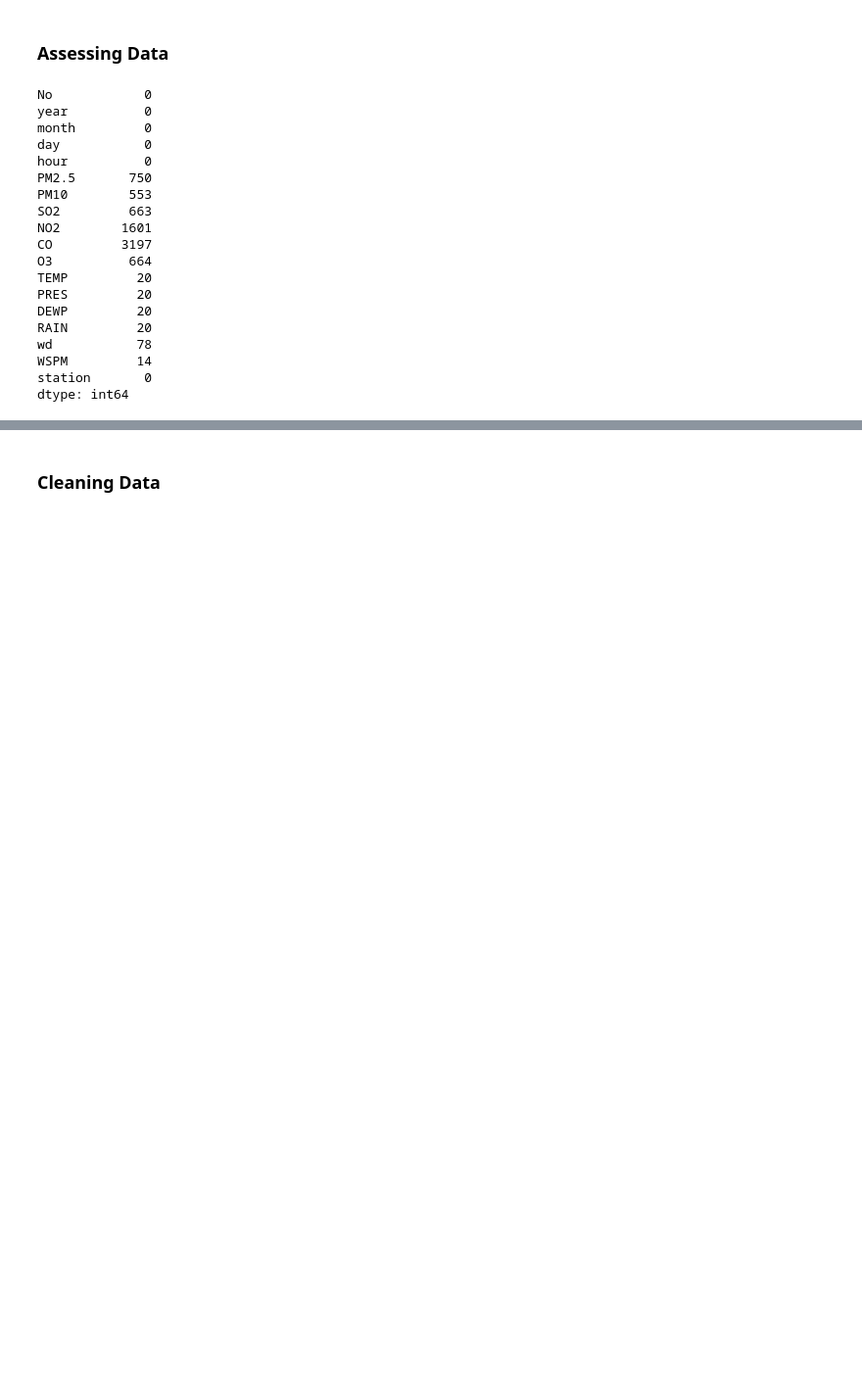
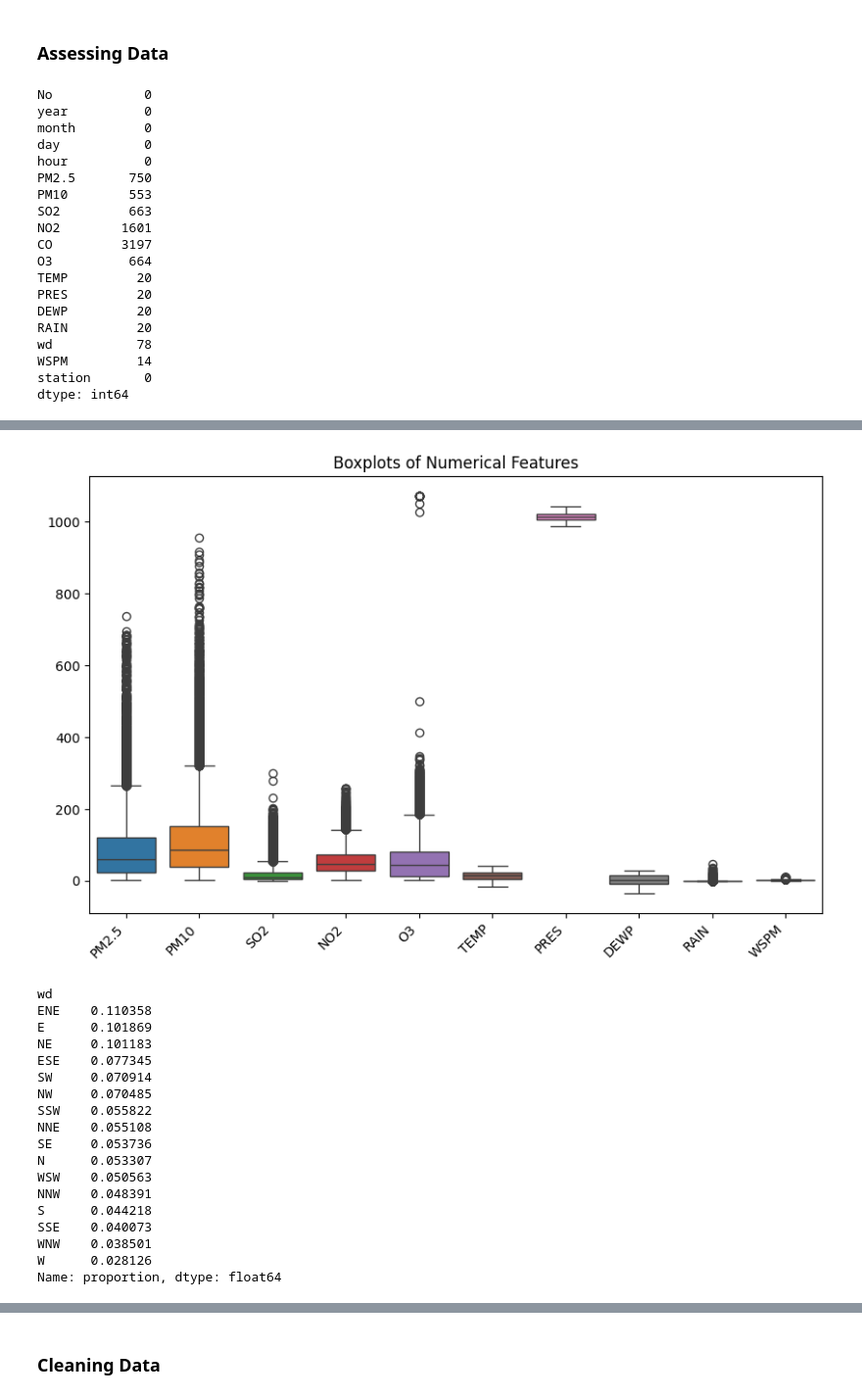
Before and after one commit to dimskyy03/air-quality-data-analytics, a Jupyter notebook: Dicoding_Proyek_Analisis_Data.ipynb, the cells around one changed output, grey strips where cells are left out. Shown at 98% size. Saved outputs shown, nothing was run; the diff lists cells and outputs as text; code cells hidden in the pictures; blank space fills up the shorter version.

```diff
--- a/Dicoding_Proyek_Analisis_Data.ipynb
+++ b/Dicoding_Proyek_Analisis_Data.ipynb
@@ -94,0 +95,5 @@ dtype: int64
+# %%
+# drop unnecessary column to shorten the dataframe
+
+df = df.drop(['station'], axis=1)
+df.head()
@@ -94,0 +107,38 @@ dtype: int64
+# %%
+
+# Check for outliers using boxplots
+plt.figure(figsize=(10, 6))
+sns.boxplot(data=df[['PM2.5', 'PM10', 'SO2', 'NO2', 'O3', 'TEMP', 'PRES', 'DEWP', 'RAIN', 'WSPM']])
+plt.xticks(rotation=45, ha='right')
+plt.title('Boxplots of Numerical Features')
+plt.show()
+
+# Check for bias in categorical features (e.g., 'wd' - wind direction)
+print(df['wd'].value_counts(normalize=True)) # Check the distribution of wind direction
+plt.figure(figsize=(8, 6))
+sns.countplot(x='wd', data=df)
+plt.title('Distribution of Wind Direction')
+plt.xlabel('Wind Direction')
+plt.ylabel('Count')
+plt.xticks(rotation=45, ha='right')
+plt.show()
+# %% [output]
+[figure, added]
+wd
+ENE    0.110358
+E      0.101869
+NE     0.101183
+ESE    0.077345
+SW     0.070914
+NW     0.070485
+SSW    0.055822
+NNE    0.055108
+SE     0.053736
+N      0.053307
+WSW    0.050563
+NNW    0.048391
+S      0.044218
+SSE    0.040073
+WNW    0.038501
+W      0.028126
+Name: proportion, dtype: float64
```
Also changed, not shown: parts of 25 cells of this notebook.
